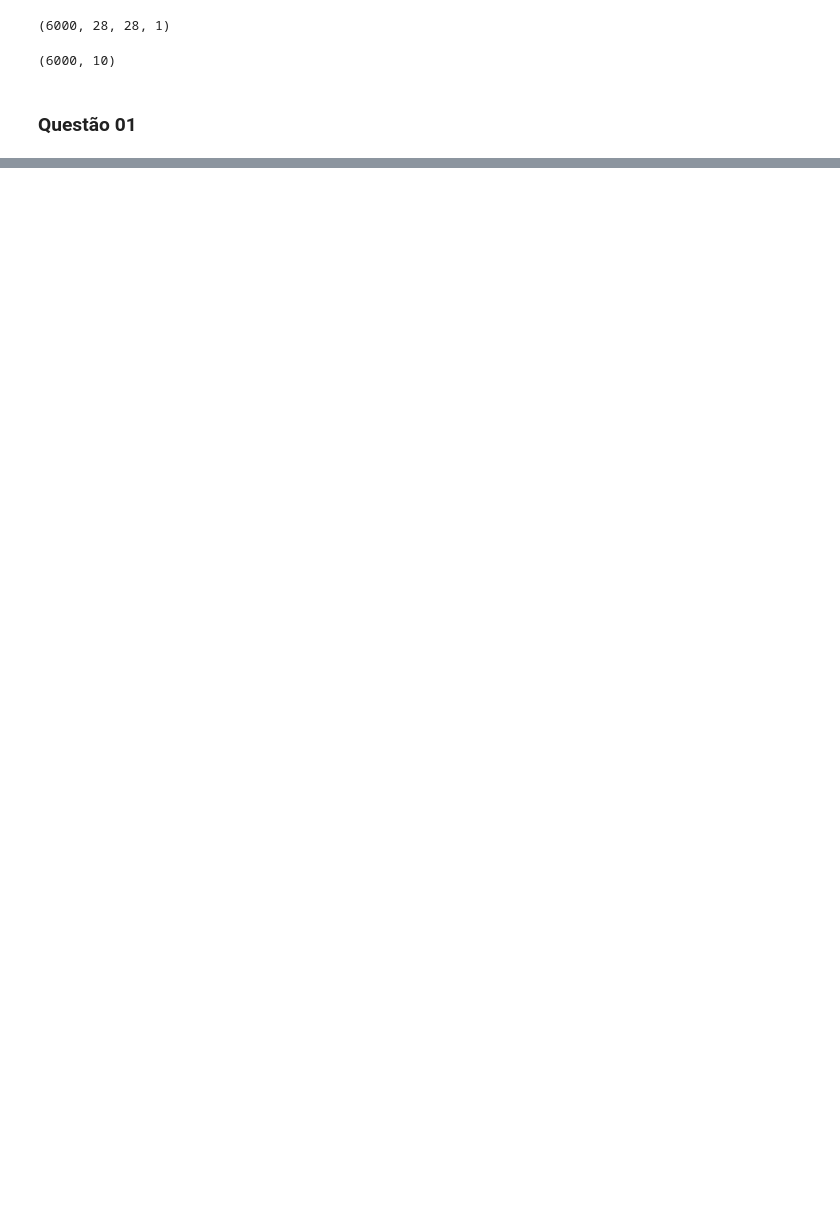
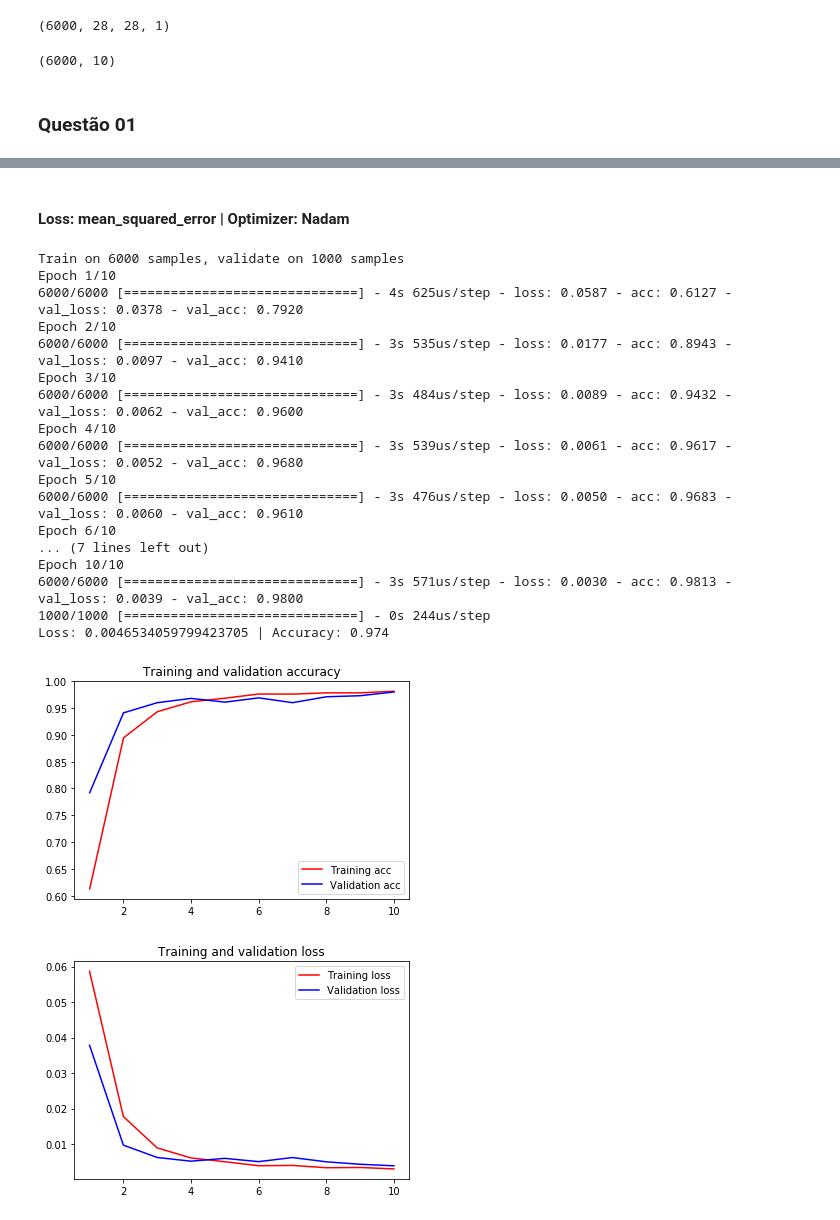
Before and after one commit to viniciusteix/topics-3, a Jupyter notebook: Lista 03.ipynb, the cells around one changed output, grey strips where cells are left out. Saved outputs shown, nothing was run; the diff lists cells and outputs as text; code cells hidden in the pictures; blank space fills up the shorter version.

```diff
--- a/Lista 03.ipynb
+++ b/Lista 03.ipynb
@@ -72,0 +124,24 @@ model.compile(optimizer='sgd',loss=losses.mean_squared_error)
+# %% [markdown]
+#### Loss: mean_squared_error | Optimizer: Nadam
+# %%
+calculateModel(funcl=losses.mean_squared_error,opt=optimizers.Nadam())
+# %% [output]
+Train on 6000 samples, validate on 1000 samples
+Epoch 1/10
+6000/6000 [==============================] - 4s 625us/step - loss: 0.0587 - acc: 0.6127 - val_loss: 0.0378 - val_acc: 0.7920
+Epoch 2/10
+6000/6000 [==============================] - 3s 535us/step - loss: 0.0177 - acc: 0.8943 - val_loss: 0.0097 - val_acc: 0.9410
+Epoch 3/10
+6000/6000 [==============================] - 3s 484us/step - loss: 0.0089 - acc: 0.9432 - val_loss: 0.0062 - val_acc: 0.9600
+Epoch 4/10
+6000/6000 [==============================] - 3s 539us/step - loss: 0.0061 - acc: 0.9617 - val_loss: 0.0052 - val_acc: 0.9680
+Epoch 5/10
+6000/6000 [==============================] - 3s 476us/step - loss: 0.0050 - acc: 0.9683 - val_loss: 0.0060 - val_acc: 0.9610
+Epoch 6/10
+... (7 lines left out)
+Epoch 10/10
+6000/6000 [==============================] - 3s 571us/step - loss: 0.0030 - acc: 0.9813 - val_loss: 0.0039 - val_acc: 0.9800
+1000/1000 [==============================] - 0s 244us/step
+Loss: 0.0046534059799423705 | Accuracy: 0.974
+[figure, added]
+[figure, added]
```
Also changed, not shown: parts of 10 cells of this notebook.
